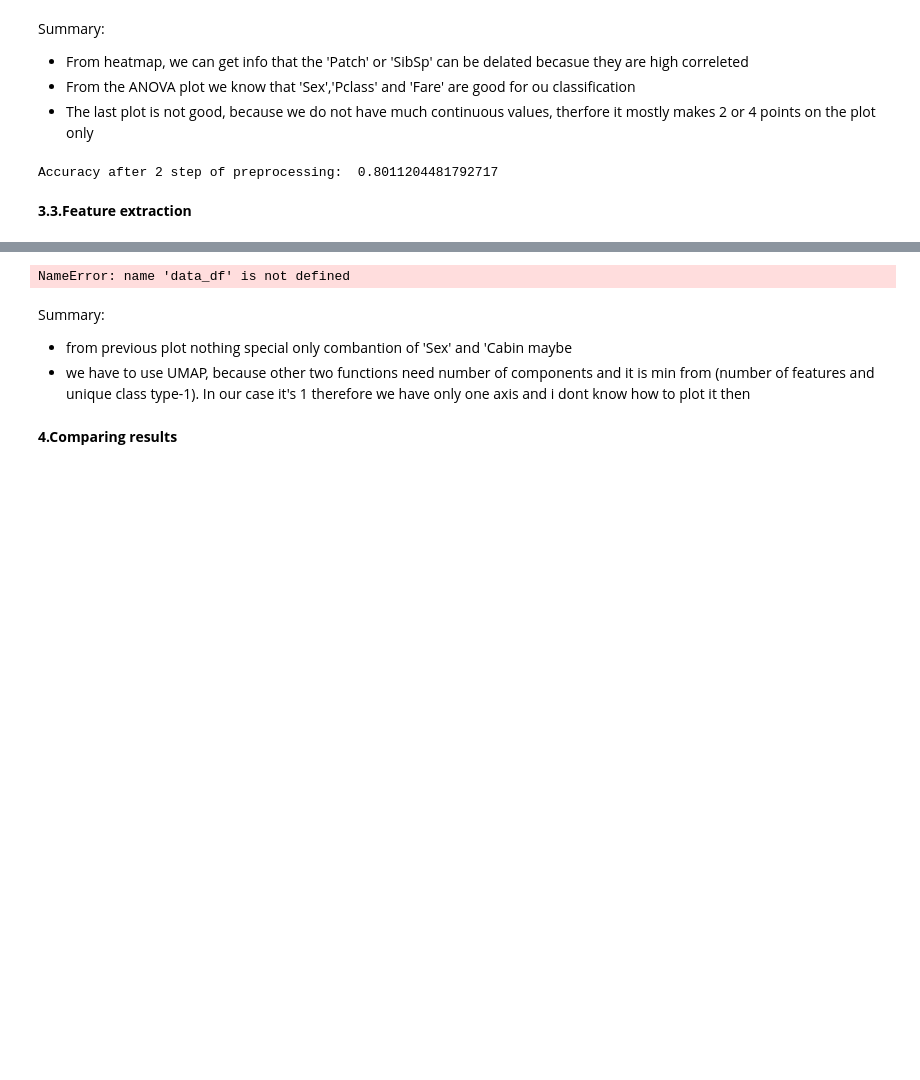
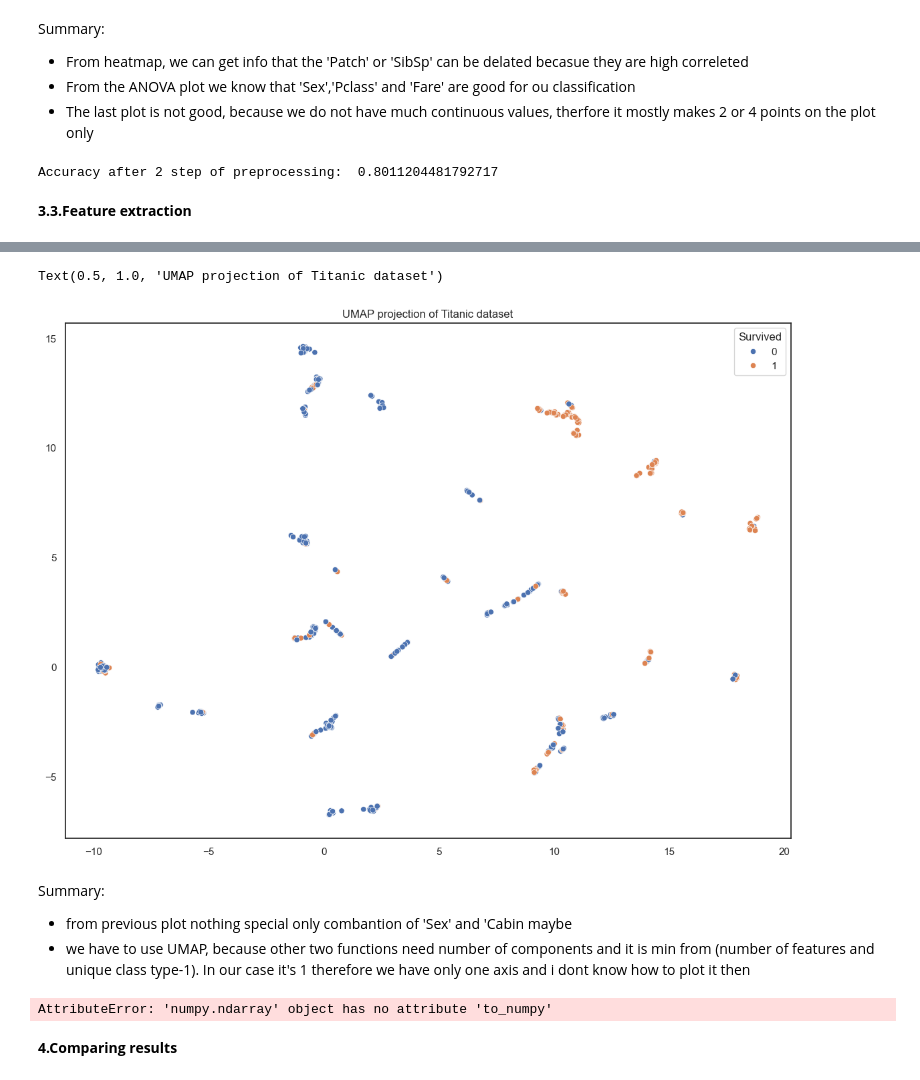
Before and after one commit to jszczublinska/DM_Titanic, a Jupyter notebook: titanic.ipynb, the cells around one changed output, grey strips where cells are left out. Drawn from its saved outputs; the diff is of its cells as text; code cells hidden in the pictures; blank space fills up the shorter version.

```diff
--- a/titanic.ipynb
+++ b/titanic.ipynb
@@ -231,19 +230,20 @@ sns.pairplot(df, hue='Survived')
 # %%
-y = data_df['Survived']
-df = pd.DataFrame(data_df, columns=data_df.columns.tolist())
+y = train_df['Survived']
+df = pd.DataFrame(train_df, columns=train_df.columns.tolist())
 
 umap_transformer = umap.UMAP(
     n_neighbors=9,
     n_components=4,
     min_dist=0.2
 )
 
 X_umap = umap_transformer.fit_transform(normalized_data)
-X_umap_2 = umap_transformer.fit_transform(normalized_data_2)
+X_umap_2 = umap_transformer.fit_transform(normalized_data_test)
 
 sns.scatterplot(data=df, x=X_umap[:, 0], y=X_umap[:, 1], hue=y).set_title('UMAP projection of Titanic dataset')
 # %% [output]
-NameError: name 'data_df' is not defined
+Text(0.5, 1.0, 'UMAP projection of Titanic dataset')
+[figure, added]
 # %% [markdown]
 Summary:
 - from previous plot nothing special only combantion of 'Sex' and 'Cabin maybe
@@ -253,19 +253,14 @@ Summary:
 #### AFTER  SELECTION ####################### CORRECT?
 
 X = X_umap
-y = data_df['Survived']
-y = y.to_numpy()
+y = train_df['Survived']
 
 X_test = X_umap_2
 y_test = test_df['Survived']
-y_test = y_test.to_numpy()
 
-classifier.fit(X,y)
-predicts = classifier.predict(X_test)
-report = classification_report(y_test, predicts)
-accuracy_after_3 = accuracy_score(y_test, predicts)
-
-print("Accuracy after preprocessing: ", accuracy_after_3)
+print("Accuracy after 1 step of preprocessing: ", clas.getAccuracy(X, y, X_test, y_test))
+# %% [output]
+AttributeError: 'numpy.ndarray' object has no attribute 'to_numpy'
 # %% [markdown]
 **4.Comparing results**
 # %%
```
Also changed, not shown: parts of 4 cells of this notebook.
